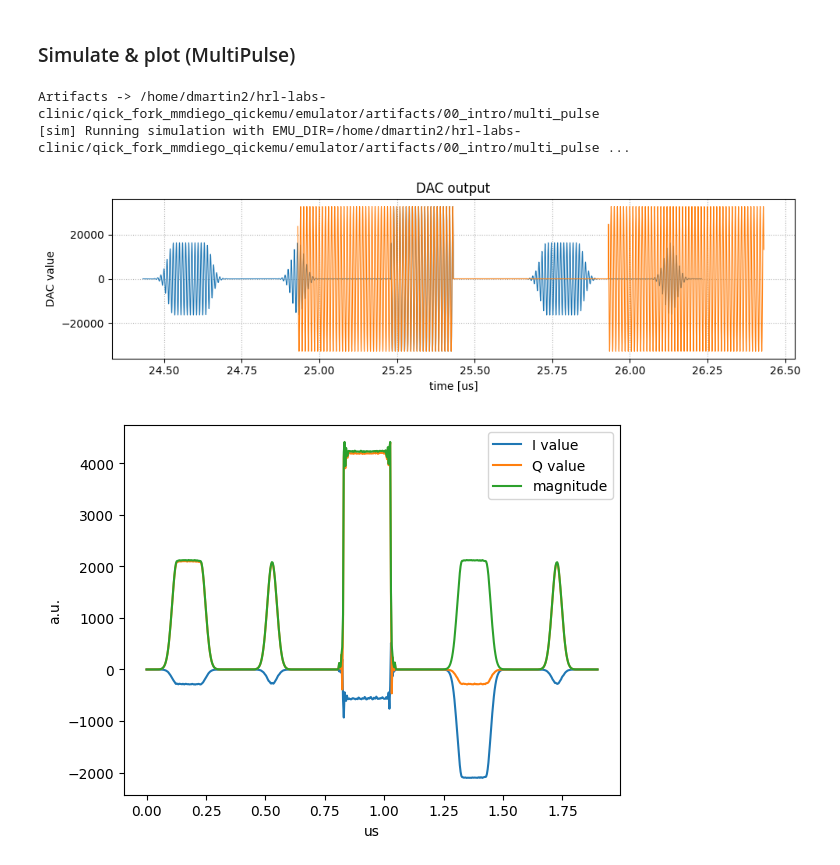
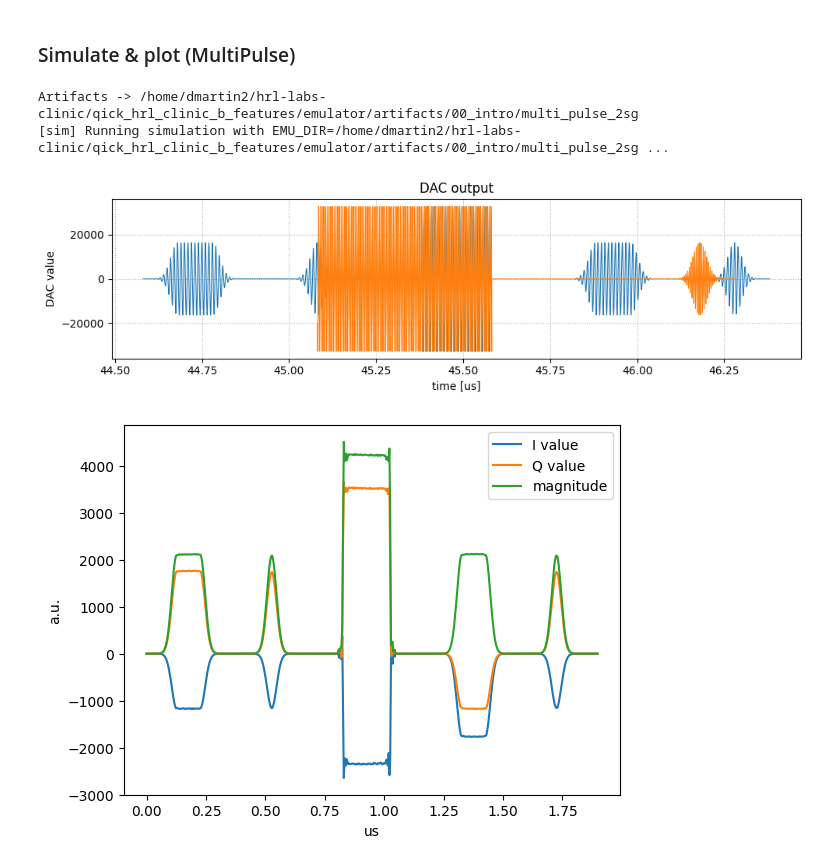
Before and after one commit to openquantumhardware/qick, a Jupyter notebook: emulator/notebooks/00_intro_emu_2sg.ipynb, the cells around one changed output. Saved outputs shown, nothing was run; the diff lists cells and outputs as text; code cells hidden in the pictures.

Commit message:
Updated HMC_clinic_feedback_emu notebook to work using new supported axis_readout_v2. Fixed multiple SGs. Fixed block AXI addresses.

```diff
--- a/emulator/notebooks/00_intro_emu_2sg.ipynb
+++ b/emulator/notebooks/00_intro_emu_2sg.ipynb
@@ -97,9 +97,7 @@ Firmware configuration (built Sat Sep 28 22:15:40 2024):
 GEN_CH    = 0
 RO_CH     = 0
 TRIG_TIME = 0.40   # us
-FREQ      = 500    # MHz
 FREQ      = 100    # MHz
-# FREQ      = 0    # MHz
 # %% [markdown]
 ## Basic multi-pulse program
 
@@ -136,10 +134,17 @@ class MultiPulseProgram(AveragerProgramV2):
                        style='flat_top', envelope='ramp',
                        freq=cfg['freq'], length=0.1, phase=90, gain=1.0)
 
+
+        self.add_gauss(ch=gen_ch1, name='ramp_ch1',
+                       sigma=ramp_len/10, length=ramp_len, even_length=True)
+
         self.add_pulse(ch=gen_ch1, name='myconst_ch1', ro_ch=ro_ch,
                        style='const', length=0.5,
-                       freq=cfg['freq'], phase=0, gain=1.0)
+                       freq=cfg['freq']*2, phase=0, gain=1.0)
 
+        self.add_pulse(ch=gen_ch1, name='mygauss_ch1', ro_ch=ro_ch,
+                       style='arb', envelope='ramp_ch1',
+                       freq=cfg['freq']*2, phase=0, gain=1.0)
 
         self.add_readoutconfig(ch=ro_ch, name='myro', freq=cfg['freq'], gen_ch=gen_ch)
         self.send_readoutconfig(ch=ro_ch, name='myro', t=0)
@@ -153,8 +158,9 @@ class MultiPulseProgram(AveragerProgramV2):
         self.pulse(ch=cfg['gen_ch'], name='myconst',    t=0.8)
         self.pulse(ch=cfg['gen_ch'], name='myflattop2', t=1.2)
         self.pulse(ch=cfg['gen_ch'], name='mygaus',     t=1.6)
+
         self.pulse(ch=cfg['gen_ch1'], name='myconst_ch1', t=0.5)
-        self.pulse(ch=cfg['gen_ch1'], name='myconst_ch1', t=1.5)
+        self.pulse(ch=cfg['gen_ch1'], name='mygauss_ch1', t=1.5)
 
 config = {
     'gen_ch':    GEN_CH,
@@ -170,31 +176,31 @@ prog = MultiPulseProgram(soccfg, reps=1, final_delay=0.5, cfg=config)
 ### Simulate & plot (MultiPulse)
 # %%
 # emulator artifacts
-OUT = ARTIFACTS_ROOT / 'multi_pulse'
+OUT = ARTIFACTS_ROOT / 'multi_pulse_2sg'
 OUT.mkdir(parents=True, exist_ok=True)
 print(f'Artifacts -> {OUT}')
-soc = soc.prepare_emu(memdir=OUT, build=False, trace=True)
+soc = soc.prepare_emu(memdir=OUT, build=True, trace=False, verbose=False)
 
 ## Run the emulator acquire path, which will generate the CSV output files
 iq_list = prog.acquire_decimated(soc)
 
 ## Plot DAC waveform
 QICKEmu_plot_dac(soc, OUT)
 
 # Decimated I/Q -- mirror of cell 10 in 00_intro.ipynb
 t       = prog.get_time_axis(ro_index=0)
 
 plt.plot(t, iq_list[0][:,0], label="I value")
 plt.plot(t, iq_list[0][:,1], label="Q value")
 plt.plot(t, np.abs(iq_list[0].dot([1,1j])), label="magnitude")
 plt.legend()
 plt.ylabel("a.u.")
 plt.xlabel("us");
 # %% [output]
-Artifacts -> /home/dmartin2/hrl-labs-clinic/qick_fork_mmdiego_qickemu/emulator/artifacts/00_intro/multi_pulse
-[sim] Running simulation with EMU_DIR=/home/dmartin2/hrl-labs-clinic/qick_fork_mmdiego_qickemu/emulator/artifacts/00_intro/multi_pulse ...
+Artifacts -> /home/dmartin2/hrl-labs-clinic/qick_hrl_clinic_b_features/emulator/artifacts/00_intro/multi_pulse_2sg
+[sim] Running simulation with EMU_DIR=/home/dmartin2/hrl-labs-clinic/qick_hrl_clinic_b_features/emulator/artifacts/00_intro/multi_pulse_2sg ...
-[figure, old version]
+[figure, new version]
-[figure, old version]
+[figure, new version]
 # %%
 # print the program (ugly!)
 print(prog)
```
Also changed, not shown: parts of 2 cells of this notebook, 9 other files.
